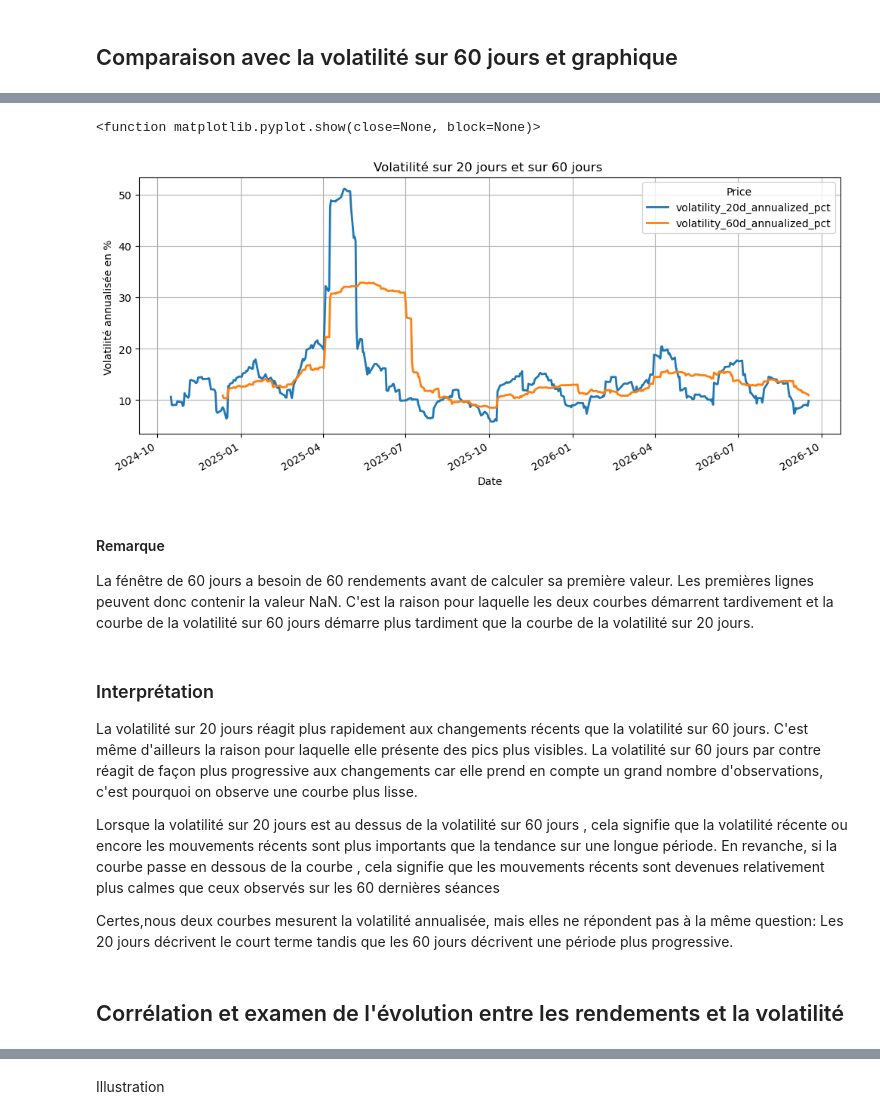
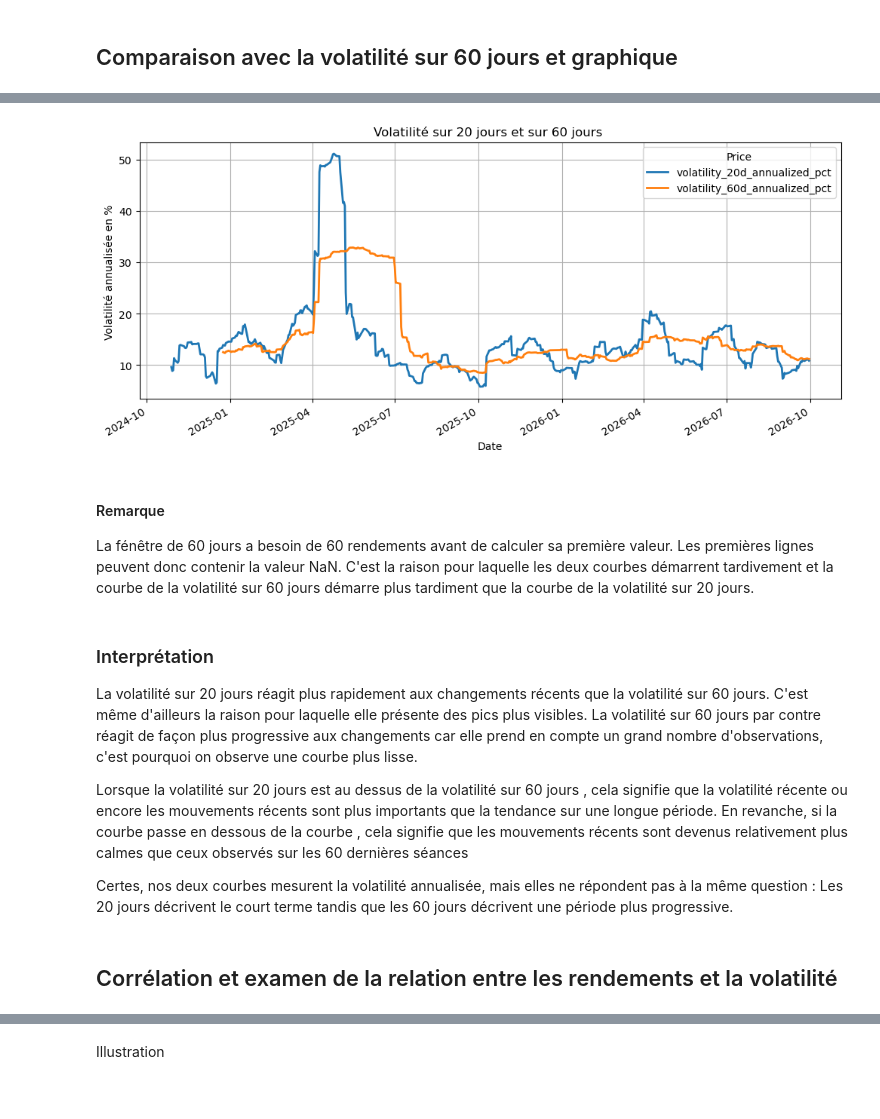
Before and after one commit to Sebastien-gif-cyber/Volatility-modeling-quant, a Jupyter notebook: premier projet.ipynb, the cells around one changed output, grey strips where cells are left out. Drawn from its saved outputs; the diff is of its cells as text; code cells hidden in the pictures.

Commit message:
Mise à jour du notebook corrigé du premier projet

```diff
--- a/premier projet.ipynb
+++ b/premier projet.ipynb
@@ -411,12 +455,11 @@ Date
 # %%
 data[["volatility_20d_annualized_pct","volatility_60d_annualized_pct"]].plot(figsize= (12,5),title="Volatilité sur 20 jours et sur 60 jours ", linewidth=2)
 plt.xlabel( "Date")
 plt.ylabel("Volatilité annualisée en % ")
 plt.grid( True)
-plt.show
+plt.show()
 # %% [output]
-<function matplotlib.pyplot.show(close=None, block=None)>
-[figure, old version]
+[figure, new version]
 # %% [markdown]
 #### Remarque
 
@@ -428,10 +471,10 @@ La volatilité sur 20 jours réagit plus rapidement aux changements récents que
 La volatilité sur 60 jours par contre réagit de façon plus progressive aux changements car elle prend en compte un grand nombre d'observations, c'est pourquoi on observe une courbe plus lisse.
 
 Lorsque la volatilité sur 20 jours est au dessus de la volatilité sur 60 jours , cela signifie que la volatilité récente ou encore les mouvements récents sont plus importants que la tendance sur une longue période.
-En revanche, si la courbe passe en dessous de la courbe , cela signifie que les mouvements récents sont devenues relativement plus calmes que ceux observés sur les 60 dernières séances
+En revanche, si la courbe passe en dessous de la courbe , cela signifie que les mouvements récents sont devenus relativement plus calmes que ceux observés sur les 60 dernières séances
 
-Certes,nous deux courbes mesurent la volatilité annualisée, mais elles ne répondent pas à la même question: Les 20 jours décrivent le court terme tandis que les 60 jours décrivent une période plus progressive.
+Certes, nos deux courbes mesurent la volatilité annualisée, mais elles ne répondent pas à la même question : Les 20 jours décrivent le court terme tandis que les 60 jours décrivent une période plus progressive.
 # %% [markdown]
-## Corrélation et examen de l'évolution entre les rendements et la volatilité
+## Corrélation et examen de la relation entre les rendements et la volatilité
 # %% [markdown]
 ### Relation entre les rendements et la volatilité
```
Also changed, not shown: parts of 69 cells of this notebook.
